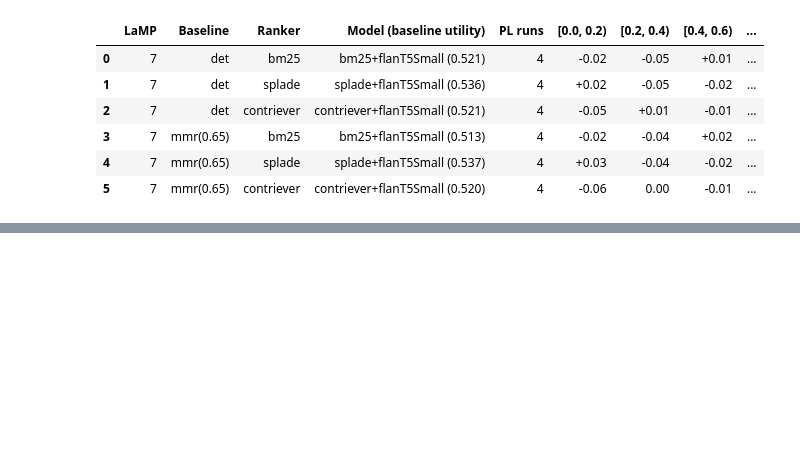
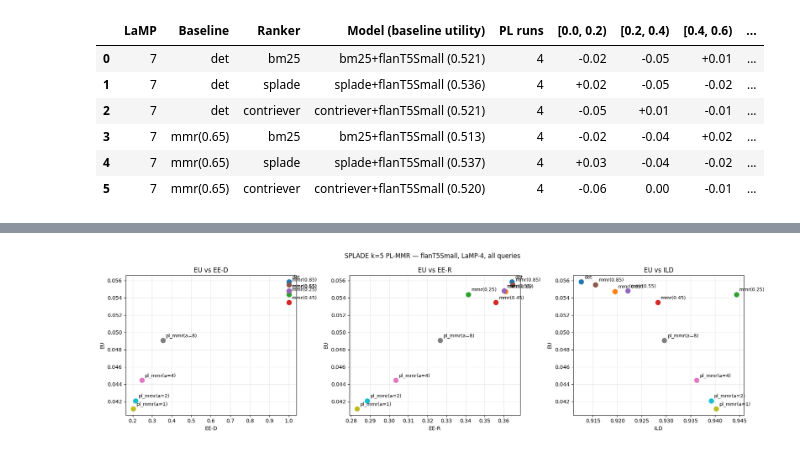
Before and after one commit to AviSimkin/Fair-RAG, a Jupyter notebook: fair_rag_experiment.ipynb, the cells around one changed output, grey strips where cells are left out. Saved outputs shown, nothing was run; the diff lists cells and outputs as text; code cells hidden in the pictures; blank space fills up the shorter version.

```diff
--- a/fair_rag_experiment.ipynb
+++ b/fair_rag_experiment.ipynb
@@ -2322,0 +3247,69 @@ LaMP-7: PL pooled EU(norm) delta by EE-D bin (all alphas, all retrievers)
+# %%
+# SPLADE k=5 PL-MMR (LaMP-4) graphs: EU vs EE-D, EU vs EE-R, EU vs ILD
+import os
+import matplotlib.pyplot as plt
+from framework import build_macro_comparison_rows, list_run_dirs
+
+
+all_macro_rows = build_macro_comparison_rows(list_run_dirs(os.path.join(REPO_ROOT, "experiment_runs")))
+
+splade_k5_lamp4_rows = [
+    r
+    for r in all_macro_rows
+    if r.get("dataset_type") == "lamp"
+    and r.get("lamp_num") == PLMMR_LAMP
+    and r.get("lamp_split_type") == PLMMR_SPLIT
+    and r.get("generator_name") == PLMMR_GEN
+    and r.get("ranker") == "splade"
+    and r.get("top_k") == PLMMR_TOP_K
+    and (
+        r.get("rerank_method") in {"deterministic", "mmr"}
+        or (r.get("rerank_method") == "pl_mmr" and float(r.get("mmr_lambda", -1)) == float(PLMMR_LAMBDA))
+    )
+]
+
+
+def _splade_k5_lamp4_label(row):
+    method = row.get("rerank_method")
+    if method == "deterministic":
+        return "det"
+    if method == "mmr":
+        return f"mmr({row.get('mmr_lambda')})"
+    if method == "pl_mmr":
+        return f"pl_mmr(a={row.get('pl_alpha')})"
+    return str(method)
+
+
+if not splade_k5_lamp4_rows:
+    print("No SPLADE k=5 LaMP-4 rows found.")
+else:
+    fig, axes = plt.subplots(1, 3, figsize=(18, 5))
+    fig.suptitle(
+        f"SPLADE k=5 PL-MMR — {PLMMR_GEN}, LaMP-{PLMMR_LAMP}, all queries",
+        fontsize=12,
+    )
+
+    pairs = [
+        ("ee_disparity", "expected_utility", "EE-D", "EU"),
+        ("ee_relevance", "expected_utility", "EE-R", "EU"),
+        ("avg_ild_jaccard", "expected_utility", "ILD", "EU"),
+    ]
+
+    for ax, (xk, yk, xl, yl) in zip(axes, pairs):
+        for row in splade_k5_lamp4_rows:
+            x = row.get(xk)
+            y = row.get(yk)
+            if x is None or y is None:
+                continue
+            label = _splade_k5_lamp4_label(row)
+            ax.plot(x, y, marker="o", linestyle="None", markersize=9)
+            ax.annotate(label, (x, y), textcoords="offset points", xytext=(6, 6), fontsize=9)
+        ax.set_xlabel(xl)
+        ax.set_ylabel(yl)
+        ax.set_title(f"{yl} vs {xl}")
+        ax.grid(True, alpha=0.3)
+
+    plt.tight_layout()
+    plt.show()
+# %% [output]
+[figure, added]
```
Also changed, not shown: parts of 12 cells of this notebook, 5 other files.
